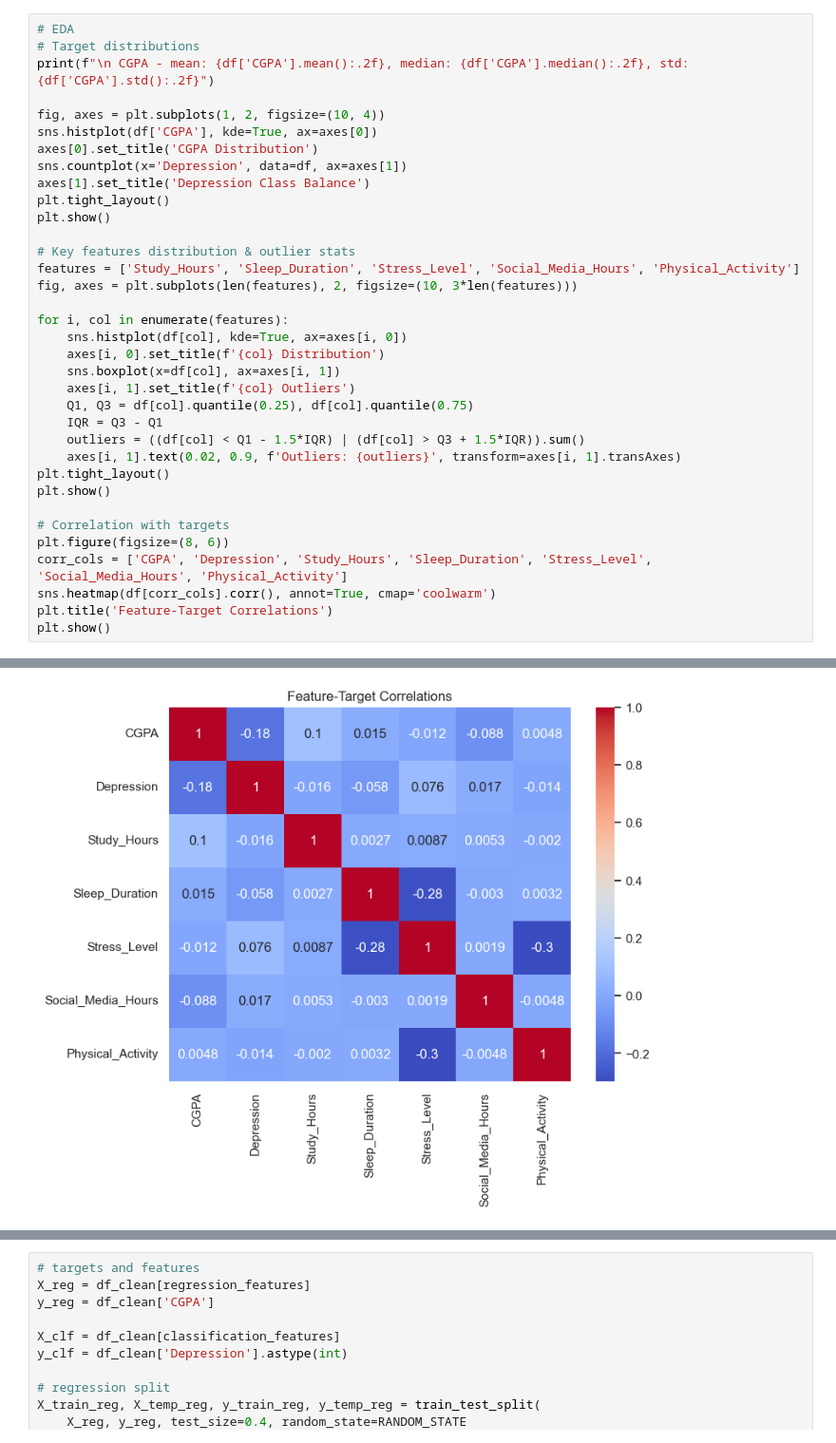
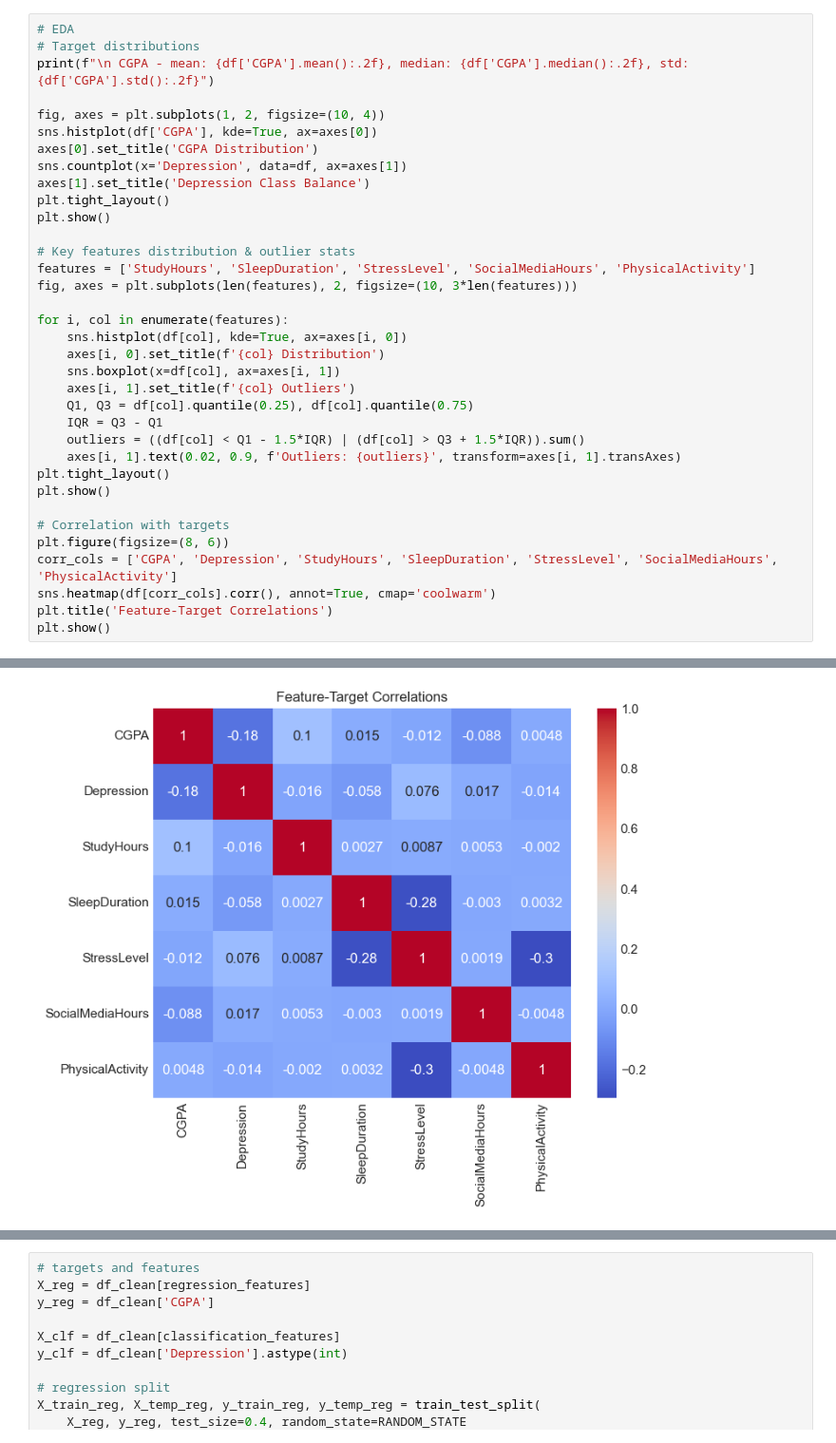
Before and after one commit to kiruganich/students_mentalhealth, a Jupyter notebook: notebook.ipynb, the cells around one changed output, grey strips where cells are left out. Shown at 95% size. Cells and saved outputs as stored; diff of their text form.

```diff
--- a/notebook.ipynb
+++ b/notebook.ipynb
@@ -134,7 +99,7 @@ plt.tight_layout()
 plt.show()
 
 # Key features distribution & outlier stats
-features = ['Study_Hours', 'Sleep_Duration', 'Stress_Level', 'Social_Media_Hours', 'Physical_Activity']
+features = ['StudyHours', 'SleepDuration', 'StressLevel', 'SocialMediaHours', 'PhysicalActivity']
 fig, axes = plt.subplots(len(features), 2, figsize=(10, 3*len(features)))
 
 for i, col in enumerate(features):
@@ -151,7 +116,7 @@ plt.show()
 
 # Correlation with targets
 plt.figure(figsize=(8, 6))
-corr_cols = ['CGPA', 'Depression', 'Study_Hours', 'Sleep_Duration', 'Stress_Level', 'Social_Media_Hours', 'Physical_Activity']
+corr_cols = ['CGPA', 'Depression', 'StudyHours', 'SleepDuration', 'StressLevel', 'SocialMediaHours', 'PhysicalActivity']
 sns.heatmap(df[corr_cols].corr(), annot=True, cmap='coolwarm')
 plt.title('Feature-Target Correlations')
 plt.show()
@@ -162,2 +127,2 @@ plt.show()
-[figure, old version]
+[figure, new version]
 # %%
```
Also changed, not shown: parts of 21 cells of this notebook, 3 other files.
